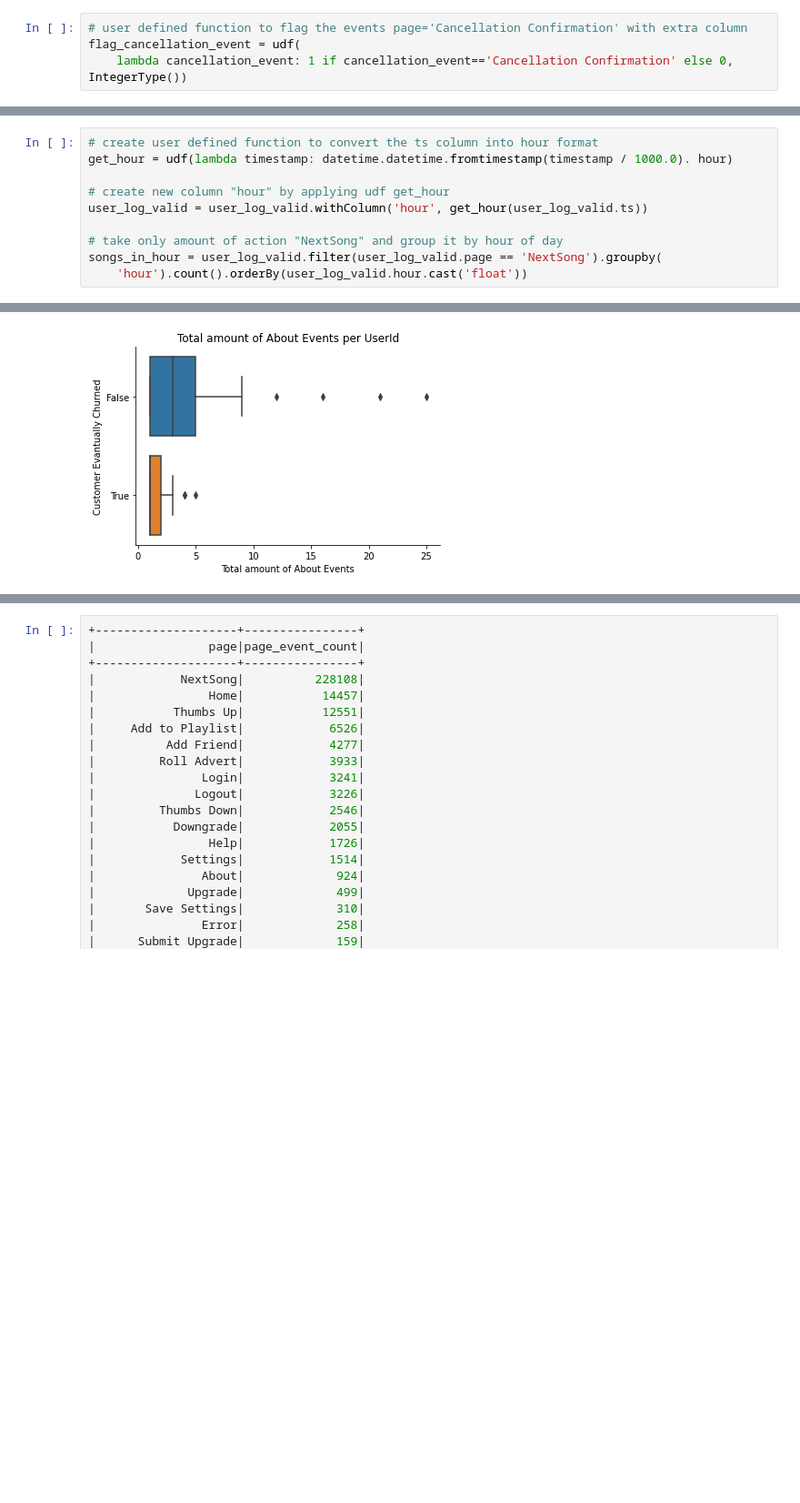
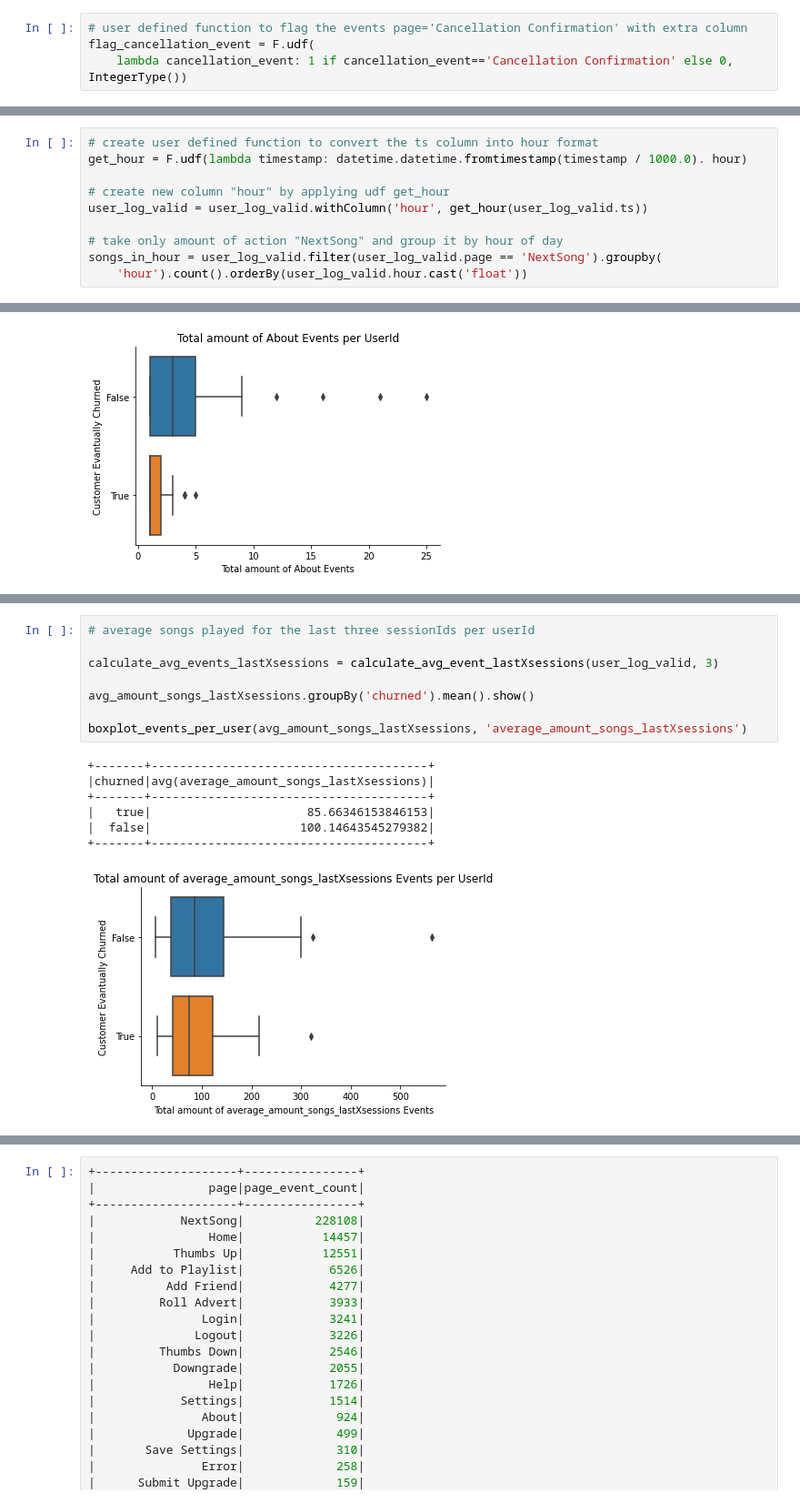
Before and after one commit to LeopoldWalther/SparkChurnDetection, a Jupyter notebook: Sparkify.ipynb, the cells around one changed output, grey strips where cells are left out. Shown at 91% size. Drawn from its saved outputs; the diff is of its cells as text; blank space fills up the shorter version.

Commit message:
feat: add features relative to last sessionId

```diff
--- a/Sparkify.ipynb
+++ b/Sparkify.ipynb
@@ -549,7 +556,7 @@ user_log_valid.select(['userId', 'level', 'sessionId', 'page']) \
  Row(userId='18', level='paid', sessionId=514, page='Cancellation Confirmation')]
 # %%
 # user defined function to flag the events page='Cancellation Confirmation' with extra column
-flag_cancellation_event = udf(
+flag_cancellation_event = F.udf(
     lambda cancellation_event: 1 if cancellation_event=='Cancellation Confirmation' else 0, IntegerType())
 # %%
 # create extra column 'Cancellation Confirmation'
@@ -627,7 +634,7 @@ In this project the way to handle the imbalance in data of interaction with the
 In the next few cells will be calculated if there amount of songs played by users differs during the hours of a day:
 # %%
 # create user defined function to convert the ts column into hour format
-get_hour = udf(lambda timestamp: datetime.datetime.fromtimestamp(timestamp / 1000.0). hour)
+get_hour = F.udf(lambda timestamp: datetime.datetime.fromtimestamp(timestamp / 1000.0). hour)
 
 # create new column "hour" by applying udf get_hour
 user_log_valid = user_log_valid.withColumn('hour', get_hour(user_log_valid.ts))
@@ -970,0 +1020,16 @@ boxplot_events_per_user(total_thumbs_up_per_user, 'About')
+# %%
+# average songs played for the last three sessionIds per userId
+
+calculate_avg_events_lastXsessions = calculate_avg_event_lastXsessions(user_log_valid, 3)
+
+avg_amount_songs_lastXsessions.groupBy('churned').mean().show()
+
+boxplot_events_per_user(avg_amount_songs_lastXsessions, 'average_amount_songs_lastXsessions')
+# %% [output]
++-------+---------------------------------------+
+|churned|avg(average_amount_songs_lastXsessions)|
++-------+---------------------------------------+
+|   true|                      85.66346153846153|
+|  false|                     100.14643545279382|
++-------+---------------------------------------+
+[figure, added]
```
Also changed, not shown: parts of 66 cells of this notebook.
